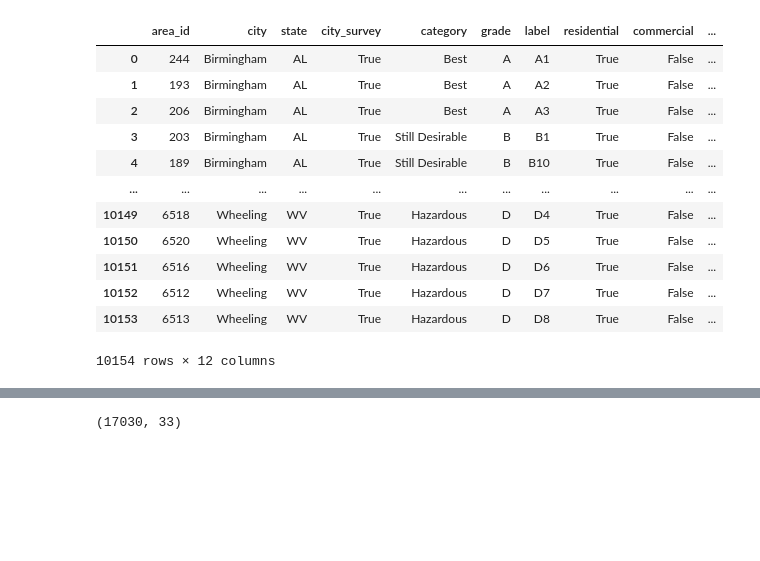
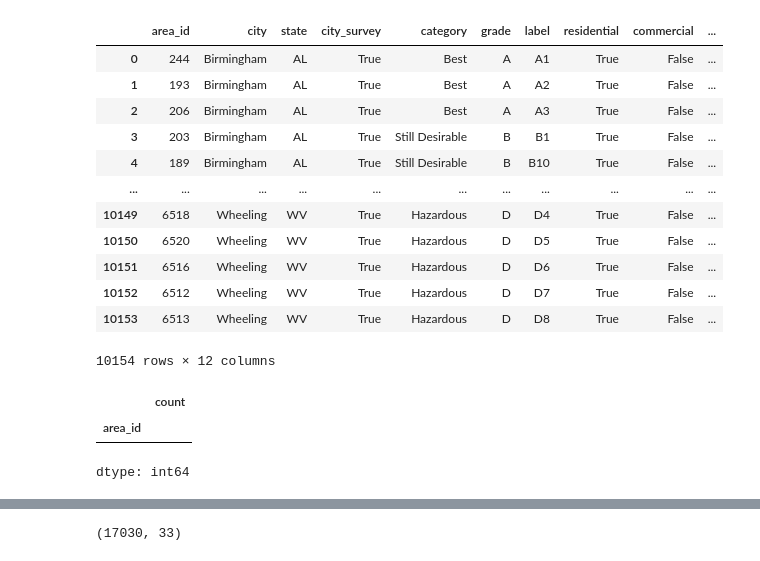
Before and after one commit to GitHusbando/BerkeleyExtension_AIAssignment_FinalProject, a Jupyter notebook: final_project.ipynb, the cells around one changed output, grey strips where cells are left out. Saved outputs shown, nothing was run; the diff lists cells and outputs as text; code cells hidden in the pictures; blank space fills up the shorter version.

```diff
--- a/final_project.ipynb
+++ b/final_project.ipynb
@@ -55,6 +76,14 @@ redline_data
 | 10152 | 6512 | Wheeling | WV | True | Hazardous | D | D7 | True | False | ... |
 | 10153 | 6513 | Wheeling | WV | True | Hazardous | D | D8 | True | False | ... |
 10154 rows × 12 columns
+# %%
+# Just to be safe, we can confirm that area_id is unique.
+# (Looks like it is.)
+redline_data["area_id"].value_counts()[redline_data["area_id"].value_counts() != 1]
+# %% [output]
+|  | count |
+| area_id |  |
+dtype: int64
 # %%
 cdc_data
 # the geolocation is [longitude, latitude]
```
Also changed, not shown: parts of 53 cells of this notebook.
